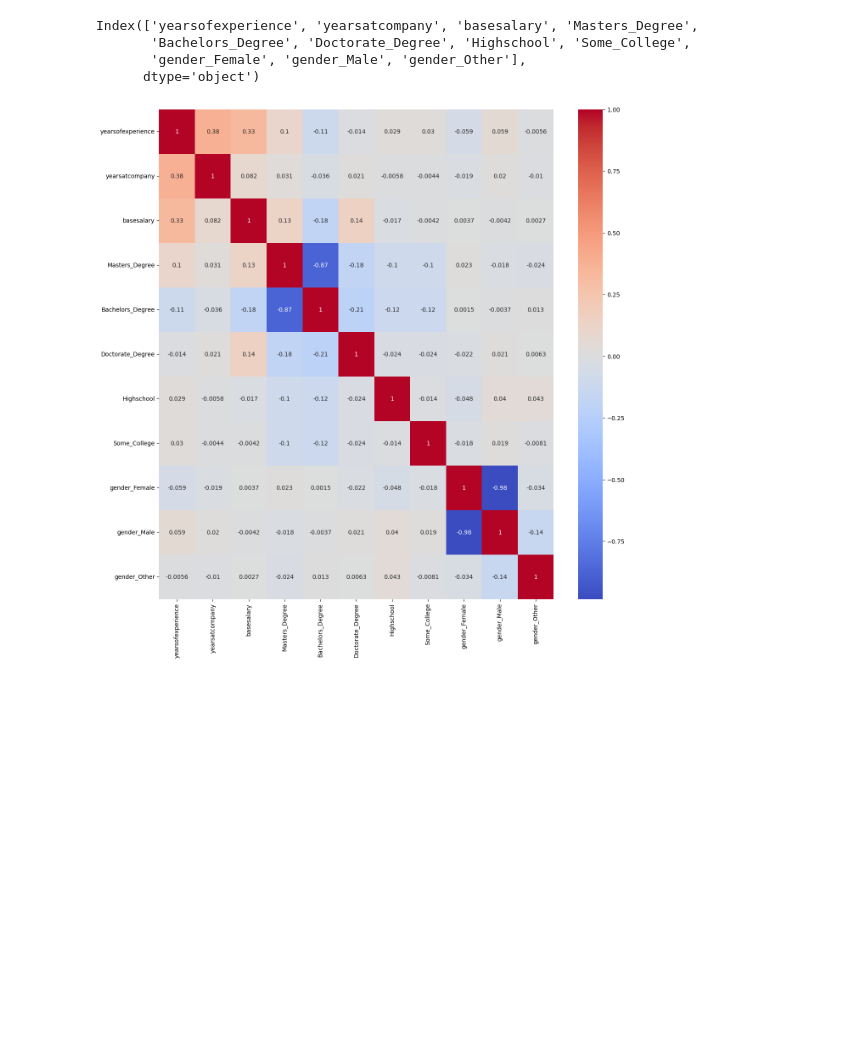
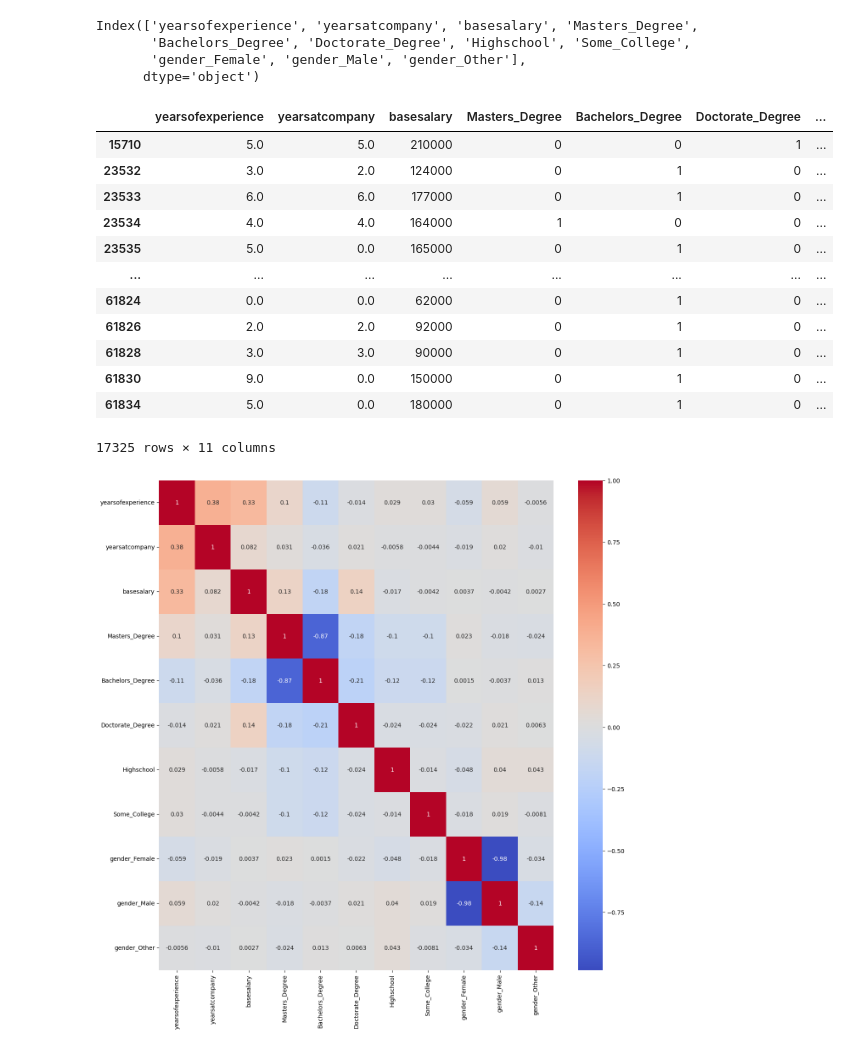
Before and after one commit to drakonic-fury/DTSC-2302-FP, a Jupyter notebook: project.ipynb, the cells around one changed output. Saved outputs shown, nothing was run; the diff lists cells and outputs as text; code cells hidden in the pictures; blank space fills up the shorter version.

```diff
--- a/project.ipynb
+++ b/project.ipynb
@@ -166,6 +168,22 @@ Index(['yearsofexperience', 'yearsatcompany', 'basesalary', 'Masters_Degree',
        'Bachelors_Degree', 'Doctorate_Degree', 'Highschool', 'Some_College',
        'gender_Female', 'gender_Male', 'gender_Other'],
       dtype='object')
+# %%
+encodedData
+# %% [output]
+|  | yearsofexperience | yearsatcompany | basesalary | Masters_Degree | Bachelors_Degree | Doctorate_Degree | ... |
+| 15710 | 5.0 | 5.0 | 210000 | 0 | 0 | 1 | ... |
+| 23532 | 3.0 | 2.0 | 124000 | 0 | 1 | 0 | ... |
+| 23533 | 6.0 | 6.0 | 177000 | 0 | 1 | 0 | ... |
+| 23534 | 4.0 | 4.0 | 164000 | 1 | 0 | 0 | ... |
+| 23535 | 5.0 | 0.0 | 165000 | 0 | 1 | 0 | ... |
+| ... | ... | ... | ... | ... | ... | ... | ... |
+| 61824 | 0.0 | 0.0 | 62000 | 0 | 1 | 0 | ... |
+| 61826 | 2.0 | 2.0 | 92000 | 0 | 1 | 0 | ... |
+| 61828 | 3.0 | 3.0 | 90000 | 0 | 1 | 0 | ... |
+| 61830 | 9.0 | 0.0 | 150000 | 0 | 1 | 0 | ... |
+| 61834 | 5.0 | 0.0 | 180000 | 0 | 1 | 0 | ... |
+17325 rows × 11 columns
 # %%
 correlationMatrix = encodedData.corr()
 fig, ax = plt.subplots(figsize=(15, 15))
```
Also changed, not shown: parts of 1 cell of this notebook.
